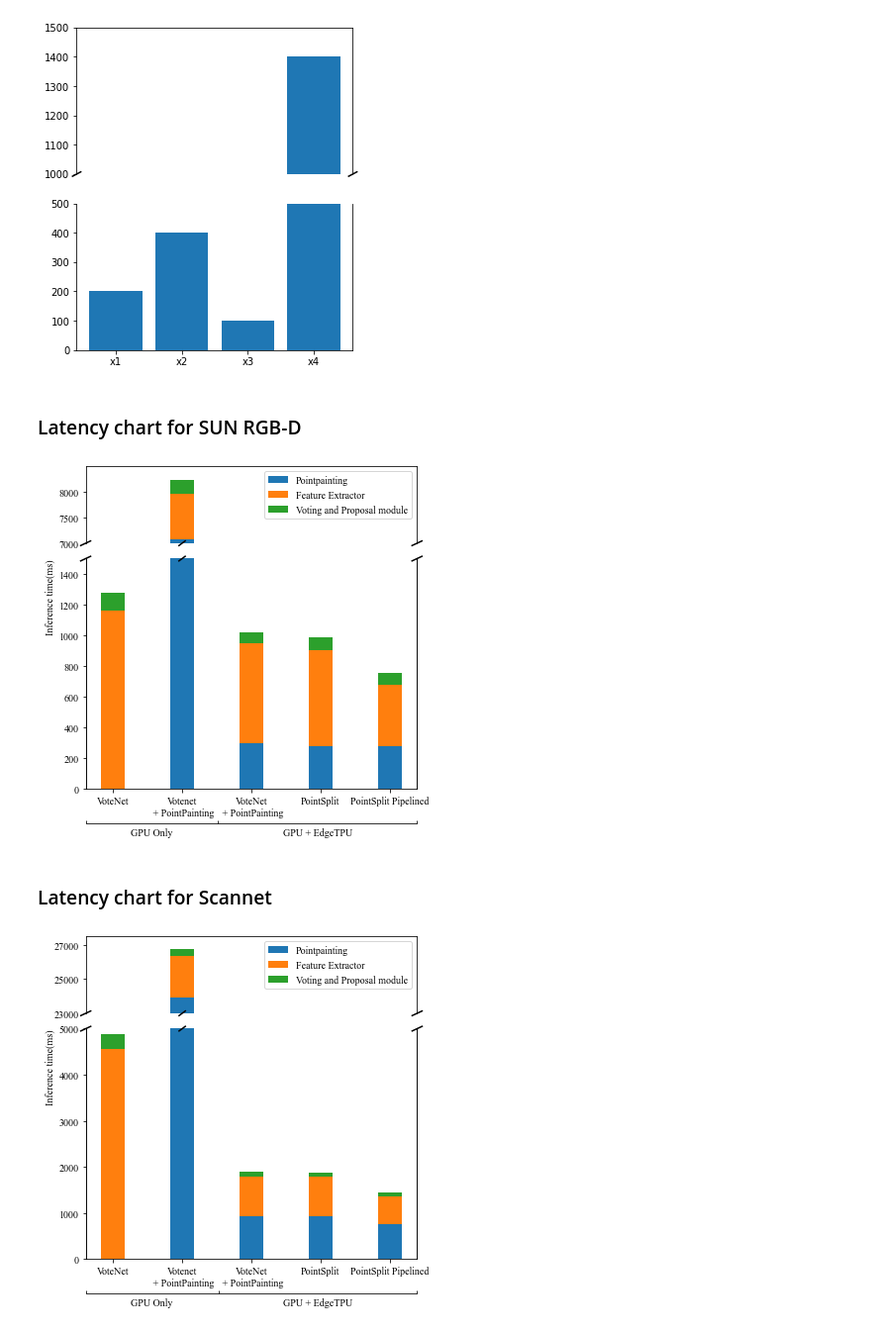
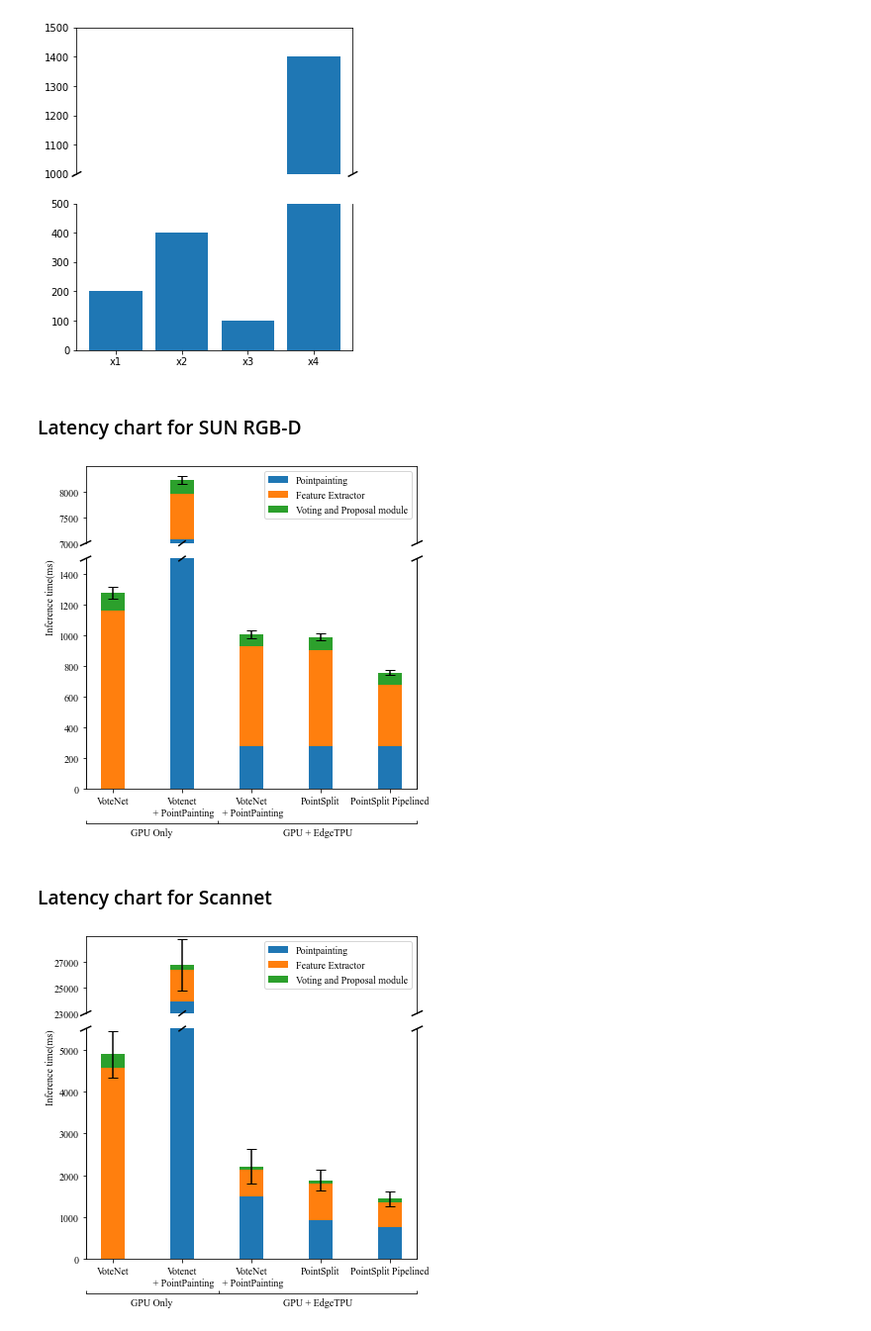
Before and after one commit to KeondoPark/votenet_tf, a Jupyter notebook: DistOfValues_Voting_Proposal.ipynb, the cells around one changed output. Shown at 99% size. Saved outputs shown, nothing was run; the diff lists cells and outputs as text; code cells hidden in the pictures.

```diff
--- a/DistOfValues_Voting_Proposal.ipynb
+++ b/DistOfValues_Voting_Proposal.ipynb
@@ -732,2 +731,0 @@ plt.rcParams["font.family"] = 'Times New Roman'
-# %% [markdown]
-### Latency chart for SUN RGB-D
@@ -734,9 +734,13 @@ plt.rcParams["font.family"] = 'Times New Roman'
+# %% [markdown]
+### Latency chart for SUN RGB-D
 # %%
 labels = ['VoteNet', 'Votenet\n + PointPainting', 'VoteNet\n + PointPainting', 'PointSplit', 'PointSplit Pipelined']
-pointpainting = [0, 7072, 299, 280, 282]
+pointpainting = [0, 7072, 283, 280, 282]
 FeatureExtractor = [1164, 901, 650, 625, 395]
-VotingProposal_bottom = [1164,7974,948,905,677]
+VotingProposal_bottom = [1164,7974,933,905,677]
 VotingProposal = [112,268,72,85,82]
+
+error = [39, 76, 25, 23, 14]
 #women_std = [3, 5, 2, 3, 3]
 width = 0.35       # the width of the bars: can also be len(x) sequence
 
@@ -761,12 +765,14 @@ bars2 = ax2.bar(labels, pointpainting, width, label='Pointpainting')
 ax2.bar(labels, FeatureExtractor, width, bottom=pointpainting,
        label='Feature Extractor')
 ax2.bar(labels, VotingProposal, width, bottom=VotingProposal_bottom,
-       label='Voting and Proposal')
+       label='Voting and Proposal',
+       yerr=error, capsize=5)
 bars1 = ax1.bar(labels, pointpainting, width, label='Pointpainting')
 ax1.bar(labels, FeatureExtractor, width, bottom=pointpainting,
        label='Feature Extractor')
 ax1.bar(labels, VotingProposal, width, bottom=VotingProposal_bottom,
-       label='Voting and Proposal module')
+       label='Voting and Proposal module',
+       yerr=error, capsize=5)
 
 # Break mark on axis
 d = .015
@@ -811,15 +817,16 @@ ax3.xaxis.set_minor_formatter(ticker.FixedFormatter(['GPU Only', 'GPU + EdgeTPU'
 plt.savefig('figs/latency_plot_sunrgbd.pdf')
 plt.show()
 # %% [output]
-[figure, old version]
+[figure, new version]
-# %% [markdown]
-### Latency chart for Scannet
+# %% [markdown]
+### Latency chart for Scannet
 # %%
 labels = ['VoteNet', 'Votenet\n + PointPainting', 'VoteNet\n + PointPainting', 'PointSplit', 'PointSplit Pipelined']
-pointpainting = [0, 23908, 939, 939, 763]
-FeatureExtractor = [4565, 2450, 855, 855, 599]
-VotingProposal_bottom = [4565,26358,1795,1795,1362]
-VotingProposal = [324,389,93,92,82]
+pointpainting = [0, 23908, 1488, 939, 763]
+FeatureExtractor = [4565, 2450, 645, 855, 599]
+VotingProposal_bottom = [4565,26358,2133,1795,1362]
+VotingProposal = [324,389,80,92,82]
+error = [548, 2008, 417, 253, 177]
 #women_std = [3, 5, 2, 3, 3]
 width = 0.35       # the width of the bars: can also be len(x) sequence
 
@@ -827,13 +834,13 @@ width = 0.35       # the width of the bars: can also be len(x) sequence
 
 fig, (ax1,ax2) = plt.subplots(2,1,sharex=True,figsize=(6,6), gridspec_kw={'height_ratios': [1, 3]})
 plt.subplots_adjust(hspace=0.1)
-bs = 5000
+bs = 5500
 ts = 23000
 
 # Draw axis on both ax1, ax2
 ax2.set_ylim(0,bs)
-ax1.set_ylim(ts,27500)
-ax1.set_yticks(np.arange(ts,27500,2000))
+ax1.set_ylim(ts,29000)
+ax1.set_yticks(np.arange(ts,29000,2000))
 ax1.spines['bottom'].set_visible(False)
 ax1.tick_params(axis='x',which='both',bottom=False)
 ax2.spines['top'].set_visible(False)
@@ -844,12 +851,14 @@ bars2 = ax2.bar(labels, pointpainting, width, label='Pointpainting')
 ax2.bar(labels, FeatureExtractor, width, bottom=pointpainting,
        label='Feature Extractor')
 ax2.bar(labels, VotingProposal, width, bottom=VotingProposal_bottom,
-       label='Voting and Proposal')
+       label='Voting and Proposal',
+       yerr=error, capsize=5)
 bars1 = ax1.bar(labels, pointpainting, width, label='Pointpainting')
 ax1.bar(labels, FeatureExtractor, width, bottom=pointpainting,
        label='Feature Extractor')
 ax1.bar(labels, VotingProposal, width, bottom=VotingProposal_bottom,
-       label='Voting and Proposal module')
+       label='Voting and Proposal module',
+       yerr=error, capsize=5)
 
 # Break mark on axis
 d = .015
@@ -867,31 +876,31 @@ for b1, b2 in zip(bars1, bars2):
         ax2.plot((posx-3*d, posx+3*d), (1 - 2/3*d, 1 + 2/3*d), color='k', clip_on=False,
                  transform=ax2.get_xaxis_transform())
     if b1.get_height() > ts:
         ax1.plot((posx-3*d, posx+3*d), (- 2*d, + 2*d), color='k', clip_on=False,
                  transform=ax1.get_xaxis_transform())
 
 
 ax2.set_ylabel('Inference time(ms)',loc="top", **{'fontname':'Times New Roman'})
 #ax1.set_title('Inference time comparison', **{'fontname':'Times New Roman'})
 ax1.legend()
 
 # Second X-axis
 import matplotlib.ticker as ticker
 ax3 = ax2.twiny()
 
 ax3.spines["bottom"].set_position(("axes", -0.15))
 ax3.spines['top'].set_visible(False)
 ax3.tick_params('both', length=0, width=0, which='minor')
 ax3.tick_params('both', direction='in', which='major')
 ax3.xaxis.set_ticks_position("bottom")
 ax3.xaxis.set_label_position("bottom")
 
 ax3.set_xticks([0.0, 0.4, 1.0])
 ax3.xaxis.set_major_formatter(ticker.NullFormatter())
 ax3.xaxis.set_minor_locator(ticker.FixedLocator([0.2, 0.7]))
 ax3.xaxis.set_minor_formatter(ticker.FixedFormatter(['GPU Only', 'GPU + EdgeTPU'], ))
 
 plt.savefig('figs/latency_plot_scannet.pdf')
 plt.show()
 # %% [output]
-[figure, old version]
+[figure, new version]
```
Also changed, not shown: parts of 16 cells of this notebook, 27 other files.
